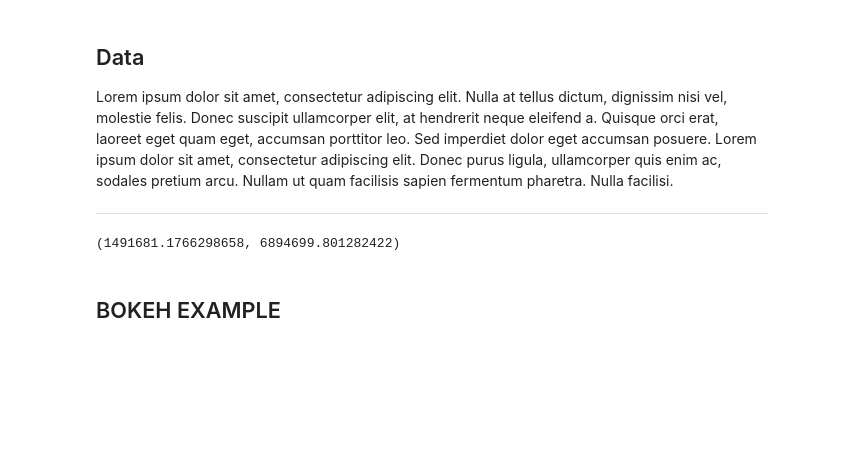
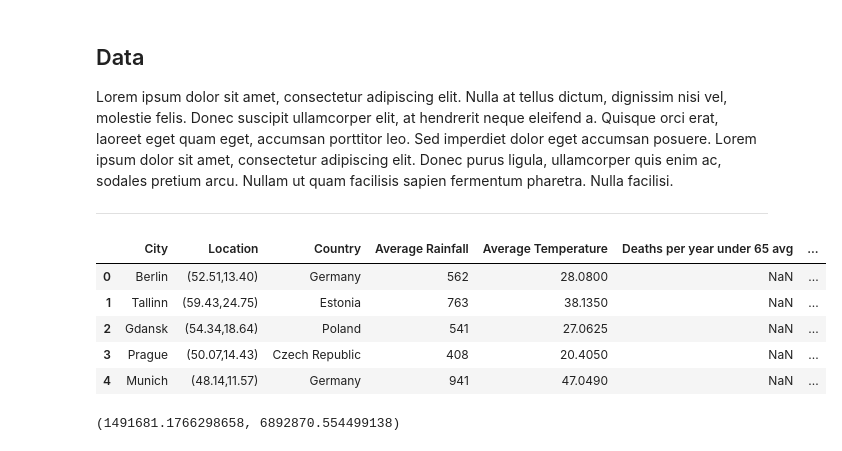
Before and after one commit to gerryk18/retire_at_50, a Jupyter notebook: Where to retire at 50.ipynb, the cells around one changed output. Saved outputs shown, nothing was run; the diff lists cells and outputs as text; code cells hidden in the pictures; blank space fills up the shorter version.

```diff
--- a/Where to retire at 50.ipynb
+++ b/Where to retire at 50.ipynb
@@ -37,3 +59,13 @@ ___
+# %%
+L_Map = pd.read_csv('retire.csv',sep=',')
+L_Map.head()
+# %% [output]
+|  | City | Location | Country | Average Rainfall | Average Temperature | Deaths per year under 65 avg | ... |
+| 0 | Berlin | (52.51,13.40) | Germany | 562 | 28.0800 | NaN | ... |
+| 1 | Tallinn | (59.43,24.75) | Estonia | 763 | 38.1350 | NaN | ... |
+| 2 | Gdansk | (54.34,18.64) | Poland | 541 | 27.0625 | NaN | ... |
+| 3 | Prague | (50.07,14.43) | Czech Republic | 408 | 20.4050 | NaN | ... |
+| 4 | Munich | (48.14,11.57) | Germany | 941 | 47.0490 | NaN | ... |
 # %%
 # Maths to convert longtitude and latitude to Mercator for displaying on map
 import math
@@ -52,7 +84,5 @@ def merc(Coords):
 # %%
 # Testing Berlin Coordinates
-merc('(52.52,13.40)')
+merc('(52.51,13.40)')
 # %% [output]
-(1491681.1766298658, 6894699.801282422)
+(1491681.1766298658, 6892870.554499138)
-# %% [markdown]
-## BOKEH EXAMPLE
```
Also changed, not shown: parts of 15 cells of this notebook.
